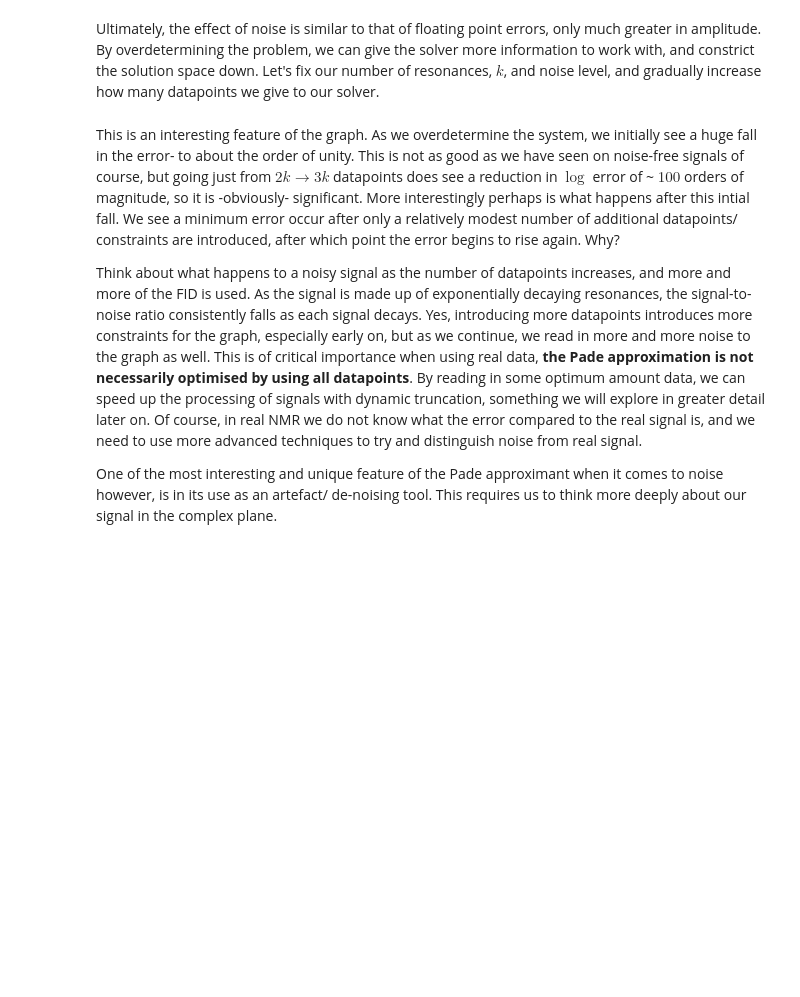
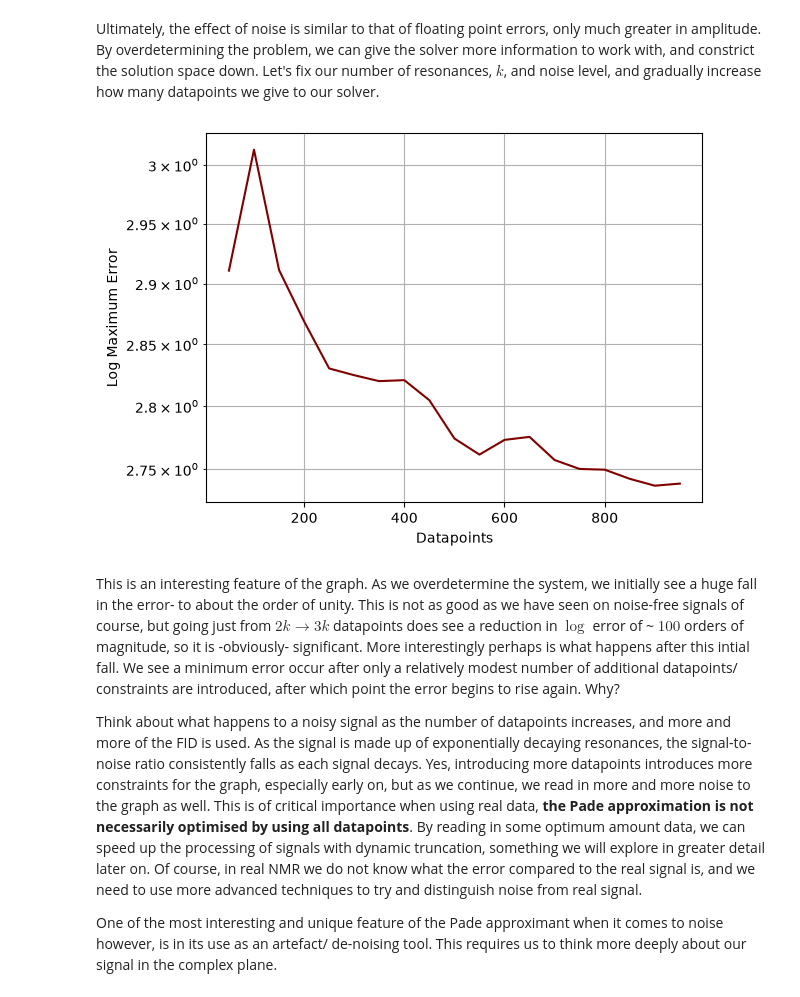
Before and after one commit to adamplu/Pade, a Jupyter notebook: 3 - Noisy Spectra and Froissart Doubles.ipynb, the cells around one changed output. Cells and saved outputs as stored; diff of their text form; code cells hidden in the pictures; blank space fills up the shorter version.

```diff
--- a/3 - Noisy Spectra and Froissart Doubles.ipynb
+++ b/3 - Noisy Spectra and Froissart Doubles.ipynb
@@ -45,32 +45,34 @@ AttributeError: module 'pade_utils' has no attribute 'pade_solve'
 # %% [markdown]
 Ultimately, the effect of noise is similar to that of floating point errors, only much greater in amplitude. By overdetermining the problem, we can give the solver more information to work with, and constrict the solution space down. Let's fix our number of resonances, $k$, and noise level, and gradually increase how many datapoints we give to our solver.
 # %%
-def plot_error_graph_k(noise_level, resonances, maximum_datapoints, minimum_datapoints = 35):
+def plot_error_graph_k(noise_level, resonances, maximum_datapoints, minimum_datapoints = 50):
 
     errors = []
 
-    for datapoints in np.arange(minimum_datapoints, maximum_datapoints, 1):
-        true_signal = pdu.generate_synthetic_signal(elements = resonances, noise_level = 0)
-        noisy_signal = pdu.generate_synthetic_signal(elements = resonances, noise_level = noise_level)
-        reconstructed = pdu.pade_solve(noisy_signal, elements = resonances, datapoints = datapoints)
+    for datapoints in np.arange(minimum_datapoints, maximum_datapoints, 50):
+        true_signal = pdu.generate_synthetic_signal(order = resonances, noise_level = 0)
+        noisy_signal = pdu.generate_synthetic_signal(order = resonances, noise_level = noise_level)
+        reconstructed = pdu.pade_solve(noisy_signal, order = resonances, datapoints = datapoints)
         reconstructed_signal = np.sum(reconstructed, axis = 0)
 
-        errors.append(np.max(np.abs(true_signal - reconstructed_signal)))
+        errors.append(np.max(np.abs(true_signal[:len(reconstructed_signal)] - reconstructed_signal)))
 
-    x = np.arange(minimum_datapoints, maximum_datapoints, 1)
+    x = np.arange(minimum_datapoints, maximum_datapoints, 50)
     y = errors
 
     plt.plot(x, y, color='maroon')
 
 
     plt.yscale('log')
     plt.grid(True, which='both')
 
 
     plt.xlabel(f"Datapoints")
     plt.ylabel("Log Maximum Error")
 
 plot_error_graph_k(noise_level = 0.10, resonances = 10, maximum_datapoints = 1000)
+# %% [output]
+[figure, added]
 # %% [markdown]
 This is an interesting feature of the graph. As we overdetermine the system, we initially see a huge fall in the error- to about the order of unity. This is not as good as we have seen on noise-free signals of course, but going just from $2k \rightarrow 3k$ datapoints does see a reduction in $\log$ error of ~ $100$ orders of magnitude, so it is -obviously- significant. More interestingly perhaps is what happens after this intial fall. We see a minimum error occur after only a relatively modest number of additional datapoints/ constraints are introduced, after which point the error begins to rise again. Why?
 
```
Also changed, not shown: parts of 6 cells of this notebook, 6 other files.
